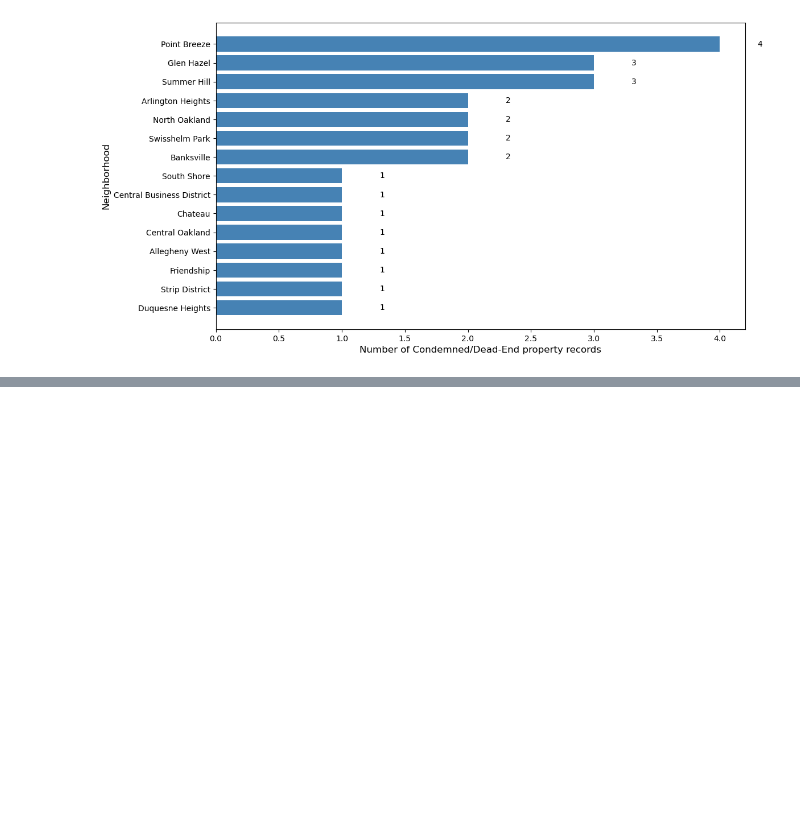
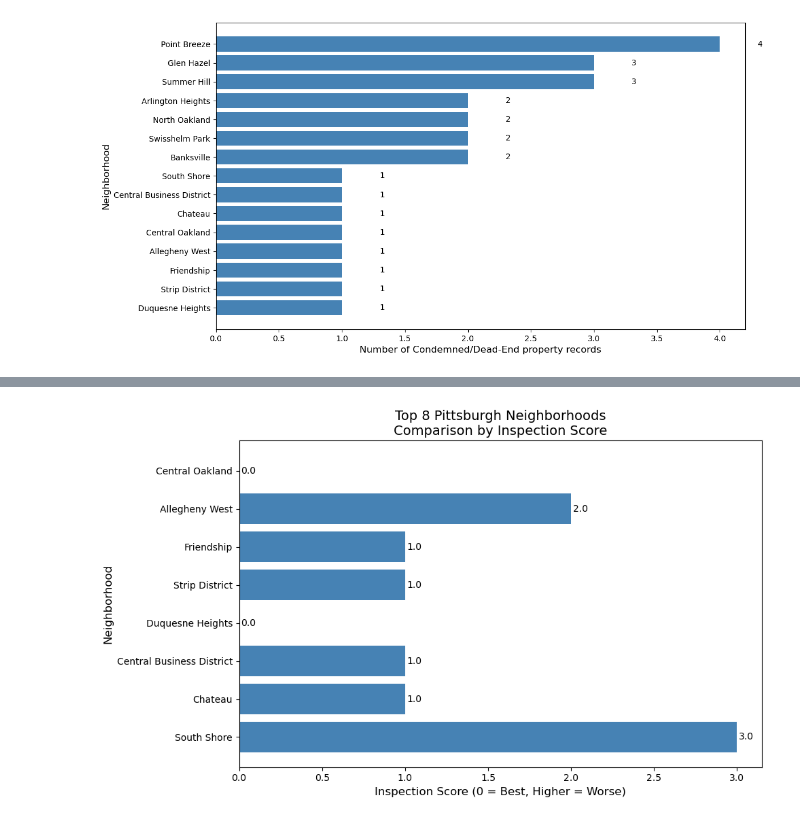
Before and after one commit to cuddlycactus21/big-ideas-final-project, a Jupyter notebook: Mason.ipynb, the cells around one changed output, grey strips where cells are left out. Drawn from its saved outputs; the diff is of its cells as text; code cells hidden in the pictures; blank space fills up the shorter version.

```diff
--- a/Mason.ipynb
+++ b/Mason.ipynb
@@ -83,0 +106,18 @@ print(summary.to_string(index=False))
+# %%
+# Set up the graph using inspection score (0 = best, higher = worse)
+plt.figure(figsize=(10, 6))
+
+plt.barh(summary['neighborhood'], summary['latest_inspection_score'], color='steelblue')
+
+plt.xlabel('Inspection Score (0 = Best, Higher = Worse)', fontsize=12)
+plt.ylabel('Neighborhood', fontsize=12)
+plt.title('Top 8 Pittsburgh Neighborhoods\nComparison by Inspection Score', fontsize=14)
+
+# Add the score number at the end of each bar
+for i, value in enumerate(summary['latest_inspection_score']):
+    plt.text(value + 0.01, i, str(value), va='center', fontsize=10)
+
+plt.tight_layout()
+plt.show()
+# %% [output]
+[figure, added]
```
Also changed, not shown: parts of 4 cells of this notebook.
